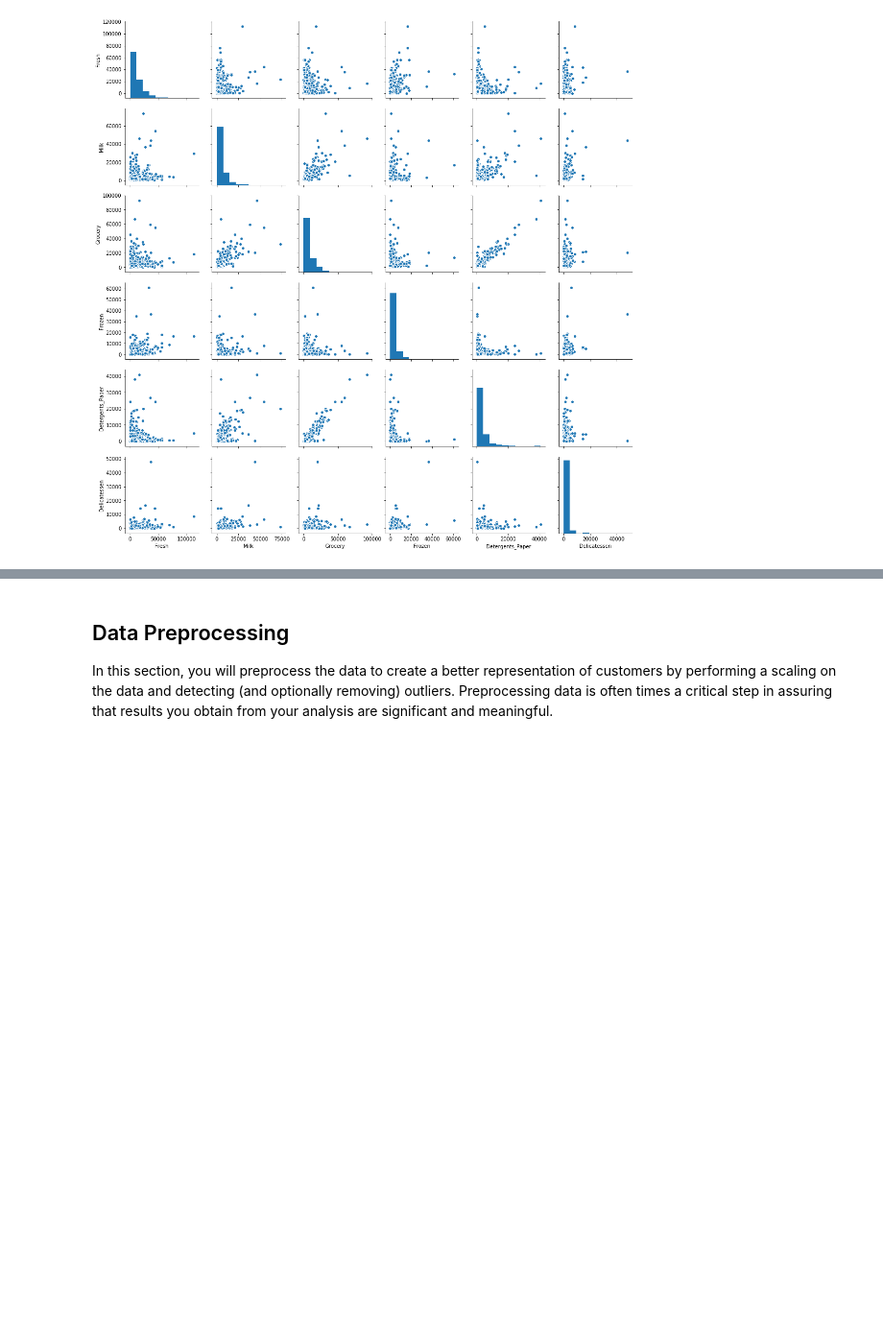
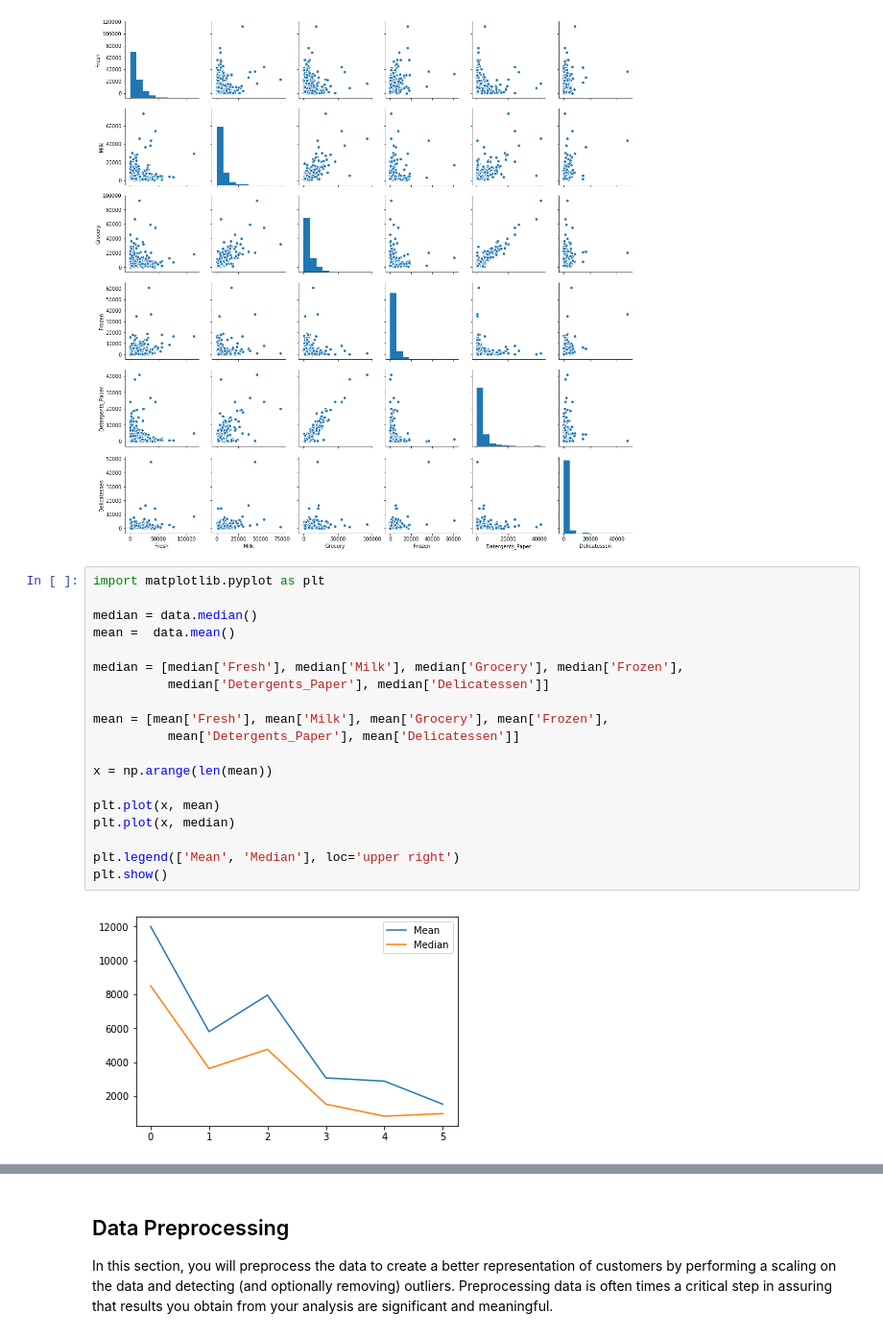
Before and after one commit to josiasMO/customer_segments, a Jupyter notebook: customer_segments.ipynb, the cells around one changed output, grey strips where cells are left out. Shown at 96% size. Saved outputs shown, nothing was run; the diff lists cells and outputs as text; blank space fills up the shorter version.

```diff
--- a/customer_segments.ipynb
+++ b/customer_segments.ipynb
@@ -167,5 +203,26 @@ sns.heatmap(data.corr(), annot=True)
 sns.pairplot(data);
 # %% [output]
 [figure]
+# %%
+import matplotlib.pyplot as plt
+
+median = data.median()
+mean =  data.mean()
+
+median = [median['Fresh'], median['Milk'], median['Grocery'], median['Frozen'],
+          median['Detergents_Paper'], median['Delicatessen']]
+
+mean = [mean['Fresh'], mean['Milk'], mean['Grocery'], mean['Frozen'],
+          mean['Detergents_Paper'], mean['Delicatessen']]
+
+x = np.arange(len(mean))
+
+plt.plot(x, mean)
+plt.plot(x, median)
+
+plt.legend(['Mean', 'Median'], loc='upper right')
+plt.show()
+# %% [output]
+[figure, added]
 # %% [markdown]
 **Answer:**
```
Also changed, not shown: parts of 5 cells of this notebook, 1 other file.
